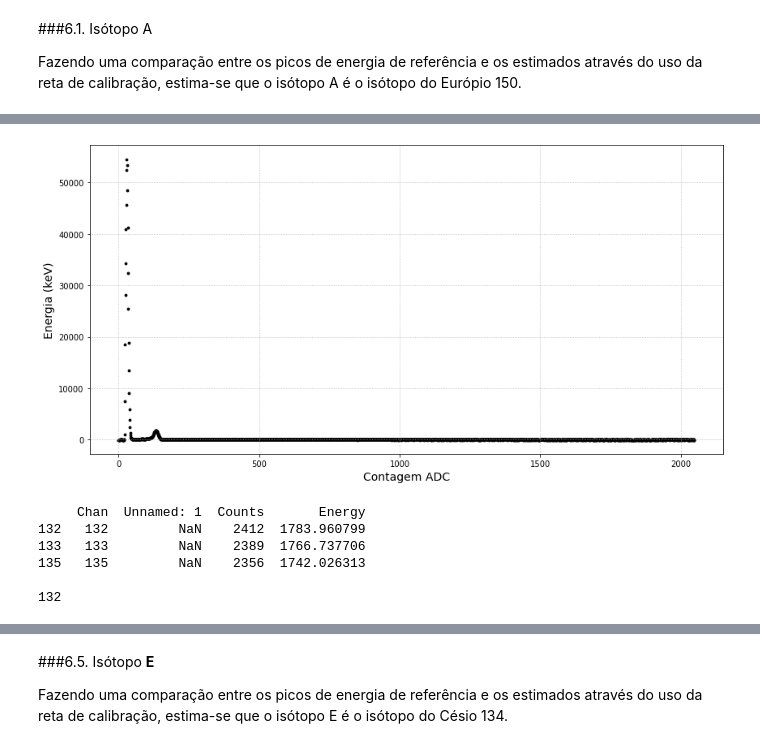
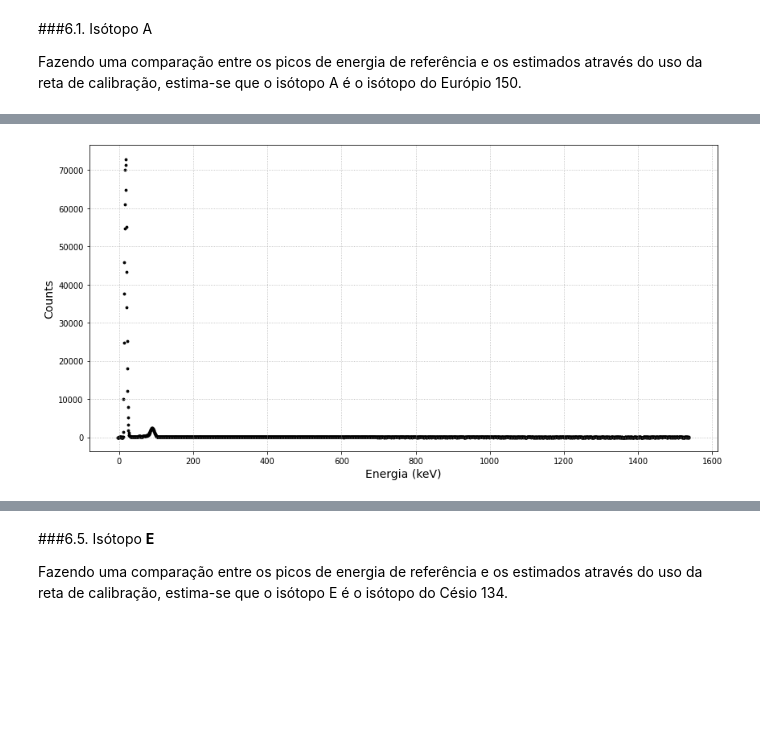
Before and after one commit to goulartsursula/DisciplinasUERJ, a Jupyter notebook: Estrutura da Materia 3/EspectroscopiaGama.ipynb, the cells around one changed output, grey strips where cells are left out. Cells and saved outputs as stored; diff of their text form; code cells hidden in the pictures; blank space fills up the shorter version.

```diff
--- a/Estrutura da Materia 3/EspectroscopiaGama.ipynb
+++ b/Estrutura da Materia 3/EspectroscopiaGama.ipynb
@@ -449,0 +456,16 @@ plt.grid(linestyle='dotted')
+# %%
+means = [popt1Na22[1], popt2Na22[1], poptCs137[1], popt1Ba133[1], popt2Ba133[1]]
+sigmas = [popt1Na22[2], popt2Na22[2], poptCs137[2], popt1Ba133[2], popt2Ba133[2]]
+energy = [ 511, 1275, 662, 81, 353 ] #Energia de referência
+
+coef1, covar1 = np.polyfit(means, energy, 2, cov=True)
+p = np.poly1d(coef1)
+
+fig = plt.subplots(figsize=(14,8))
+x_reta = np.linspace(70, 1800)
+plt.scatter(means, energy)
+plt.plot(x_reta, p(x_reta), color='black', label='Reta ajustada')
+plt.xlabel('Contagem de Eventos', fontsize='14')
+plt.ylabel('Energia (keV)', fontsize='14')
+plt.legend(fontsize='12')
+plt.grid(linestyle='dotted')
@@ -575,23 +650,13 @@ Fazendo uma comparação entre os picos de energia de referência e os estimados
 # %%
 dataD = pd.read_table('D.tsv', skiprows=18)
-dataD['Energy'] = coef[0]*dataD['Counts'] + coef[1]
+dataD['Energy'] = dataD['Energy'] = coef1[0]*np.power(dataD['Chan'], 2) + coef1[1]*dataD['Chan'] + coef1[2]
+
 
 fig, ax = plt.subplots(figsize=(14,7))
-plt.scatter(dataD['Chan'], dataD['Energy'], s=8, color='black')
-plt.xlabel('Contagem ADC', fontsize='14')
-plt.ylabel('Energia (keV)', fontsize='14')
+plt.scatter(dataD['Energy'], dataD['Counts'], s=8, color='black')
+plt.xlabel('Energia (keV)', fontsize='14')
+plt.ylabel('Counts', fontsize='14')
 #ax.text(1400, 1750, 'A', bbox=dict(boxstyle='round', facecolor='white', alpha=0.5))
 plt.grid(linestyle='dotted')
 # %% [output]
-[figure, old version]
+[figure, new version]
-# %%
-print(dataD.loc[100:500].nlargest(3, 'Energy'),'\n')
-print(dataD.loc[100:500]['Energy'].idxmax())
-peakD = dataD.iloc[dataD.loc[100:500]['Energy'].idxmax()]['Chan']
-# %% [output]
-     Chan  Unnamed: 1  Counts       Energy
-132   132         NaN    2412  1783.960799
-133   133         NaN    2389  1766.737706
-135   135         NaN    2356  1742.026313
-
-132
```
Also changed, not shown: parts of 26 cells of this notebook.
